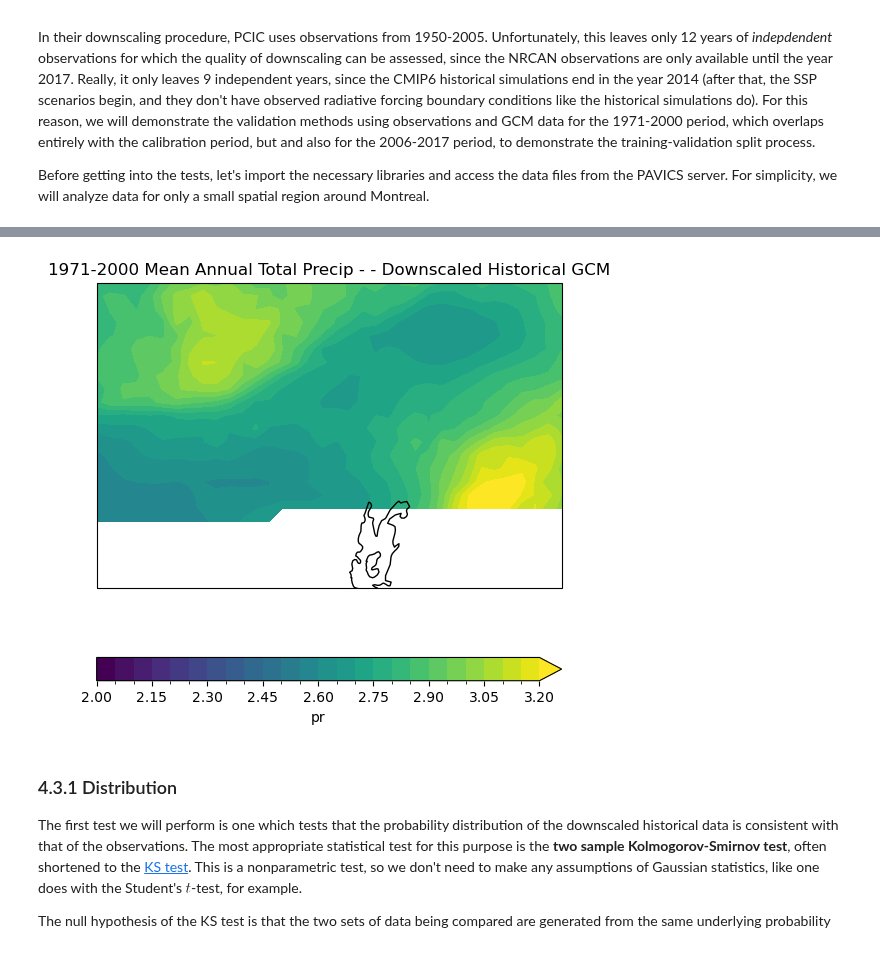
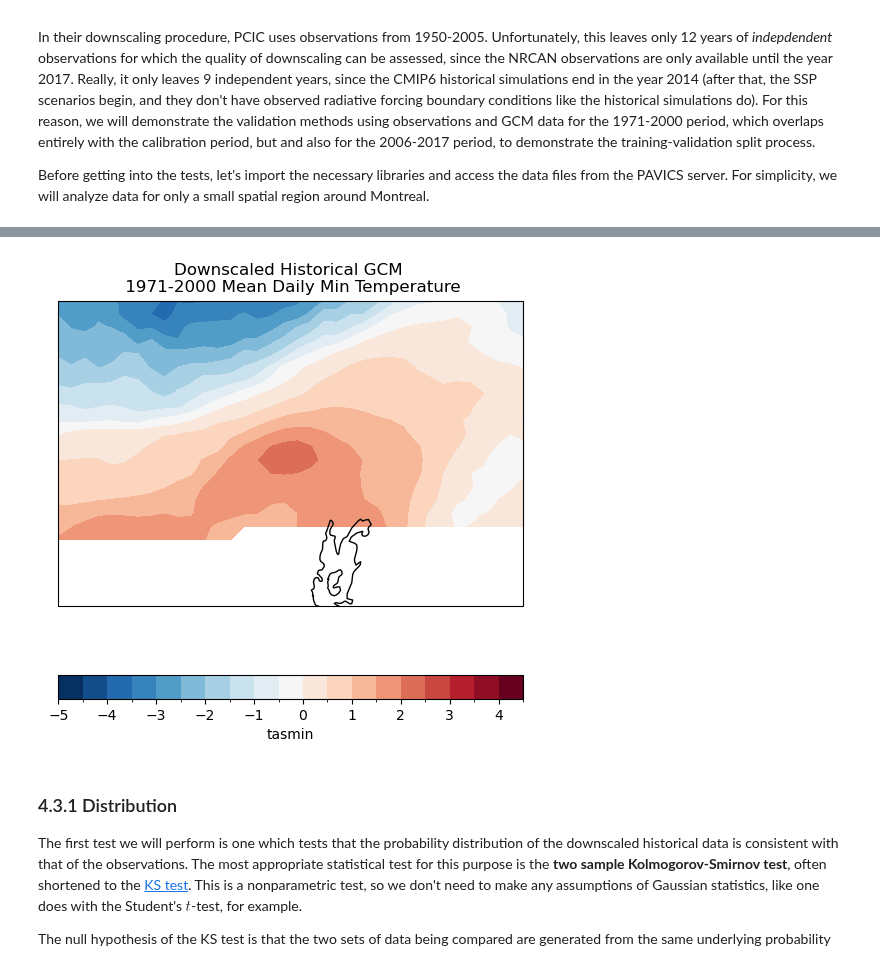
Before and after one commit to mikemorris12/UTCDW_Guidebook, a Jupyter notebook: Chapter4/section4.3_downscaling_validation.ipynb, the cells around one changed output, grey strips where cells are left out. Drawn from its saved outputs; the diff is of its cells as text; code cells hidden in the pictures.

```diff
--- a/Chapter4/section4.3_downscaling_validation.ipynb
+++ b/Chapter4/section4.3_downscaling_validation.ipynb
@@ -65,7 +66,10 @@ opendap_urls = [cat_sds.datasets[i].access_urls["OPENDAP"] for i in range(len(ca
 datasets_canesm = list(filter(lambda x: 'CanESM' in x, opendap_urls))
 
 url_gcm = datasets_canesm[0]
+print(url_gcm)
 gcm_ds = xr.open_dataset(url_gcm)
 gcm_ds = gcm_ds.sel(lat = slice(*lats), lon = slice(*lons))
-data_gcm_train = gcm_ds.pr.sel(time = gcm_ds.time.dt.year.isin(range(1971, 2001))) * 3600 * 24 # convert units
-data_gcm_test = gcm_ds.pr.sel(time = gcm_ds.time.dt.year.isin(range(2006, 2018))) * 3600 * 24 # convert units
+
+data_gcm = gcm_ds.tasmin
+data_gcm_train = gcm_ds.tasmin.sel(time = gcm_ds.time.dt.year.isin(range(1971, 2001))).load()
+data_gcm_test = gcm_ds.tasmin.sel(time = gcm_ds.time.dt.year.isin(range(2006, 2018))).load()
@@ -95,14 +101,14 @@ plt.show()
 # %%
-pr_mean_gcm_train = data_gcm_train.mean('time')
+data_mean_gcm_train = data_gcm_train.mean('time')
 
 fig, ax = plt.subplots(subplot_kw = spkws, figsize = (6,6))
-pr_mean_gcm_train.plot.contourf(ax = ax, levels = np.arange(2, 3.25, 0.05),
-                                    cbar_kwargs = dict(orientation='horizontal'))
+data_mean_gcm_train.plot.contourf(ax = ax, levels = np.arange(-5, 5, 0.5),
+                                    cbar_kwargs = dict(orientation='horizontal', extendrect = True))
 ax.add_feature(cfeature.LAKES, edgecolor = 'k', facecolor = 'none', zorder = 2)
-ax.set_title("1971-2000 Mean Annual Total Precip - - Downscaled Historical GCM")
+ax.set_title("Downscaled Historical GCM \n 1971-2000 Mean Daily Min Temperature")
 plt.show()
 # %% [output]
-[figure, old version]
+[figure, new version]
 # %% [markdown]
 ### 4.3.1 Distribution
 
```
Also changed, not shown: parts of 7 cells of this notebook.
